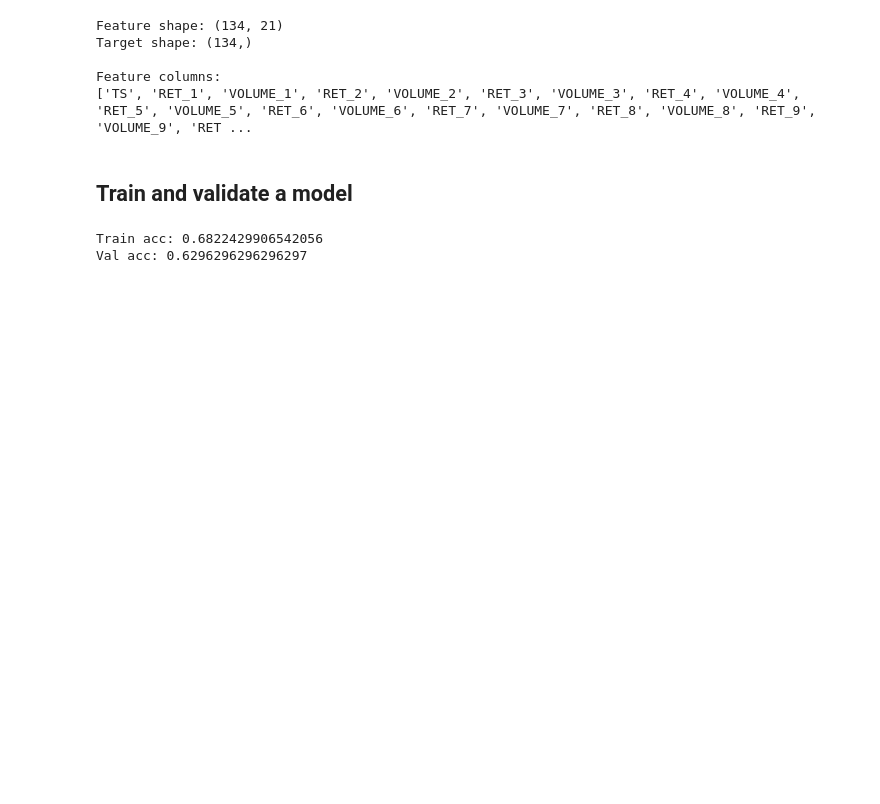
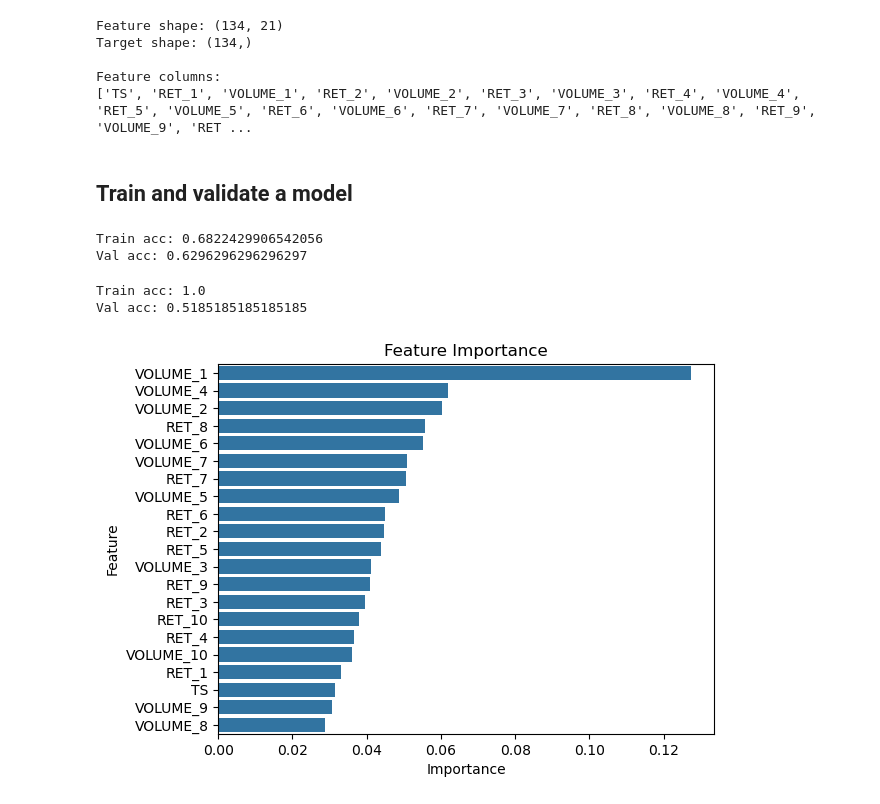
Before and after one commit to MaxCoppa/MLOps-Prediction-Market, a Jupyter notebook: market_prediction.ipynb, the cells around one changed output. Cells and saved outputs as stored; diff of their text form; code cells hidden in the pictures; blank space fills up the shorter version.

```diff
--- a/market_prediction.ipynb
+++ b/market_prediction.ipynb
@@ -42,3 +49,26 @@ print("Val acc:", model.score(X_val, y_val))
 # %% [output]
 Train acc: 0.6822429906542056
 Val acc: 0.6296296296296297
+# %%
+model = RandomForestClassifier(n_estimators=500, max_depth=5)
+# %%
+model.fit(X_train, y_train)
+
+print("Train acc:", model.score(X_train, y_train))
+print("Val acc:", model.score(X_val, y_val))
+# %% [output]
+Train acc: 1.0
+Val acc: 0.5185185185185185
+# %%
+ax = sns.barplot(
+    x=model.feature_importances_,
+    y=X.columns,
+    order=X.columns[model.feature_importances_.argsort()[::-1]],
+)
+
+ax.set_xlabel("Importance")
+ax.set_ylabel("Feature")
+ax.set_title("Feature Importance")
+plt.show()
+# %% [output]
+[figure, added]
```
Also changed, not shown: parts of 4 cells of this notebook.
